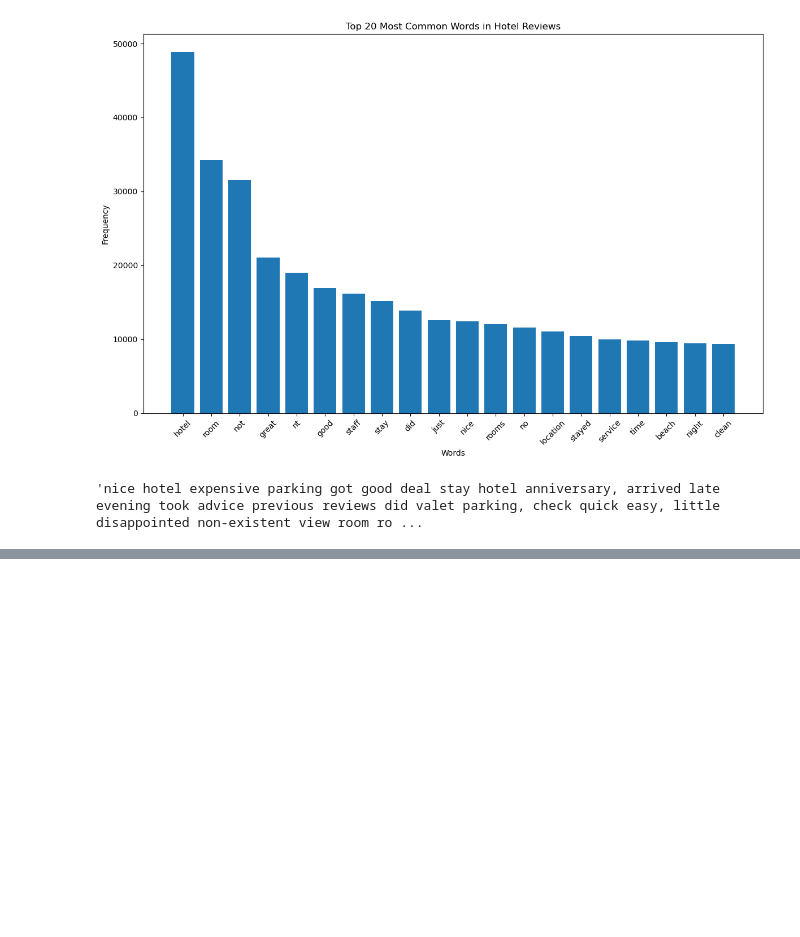
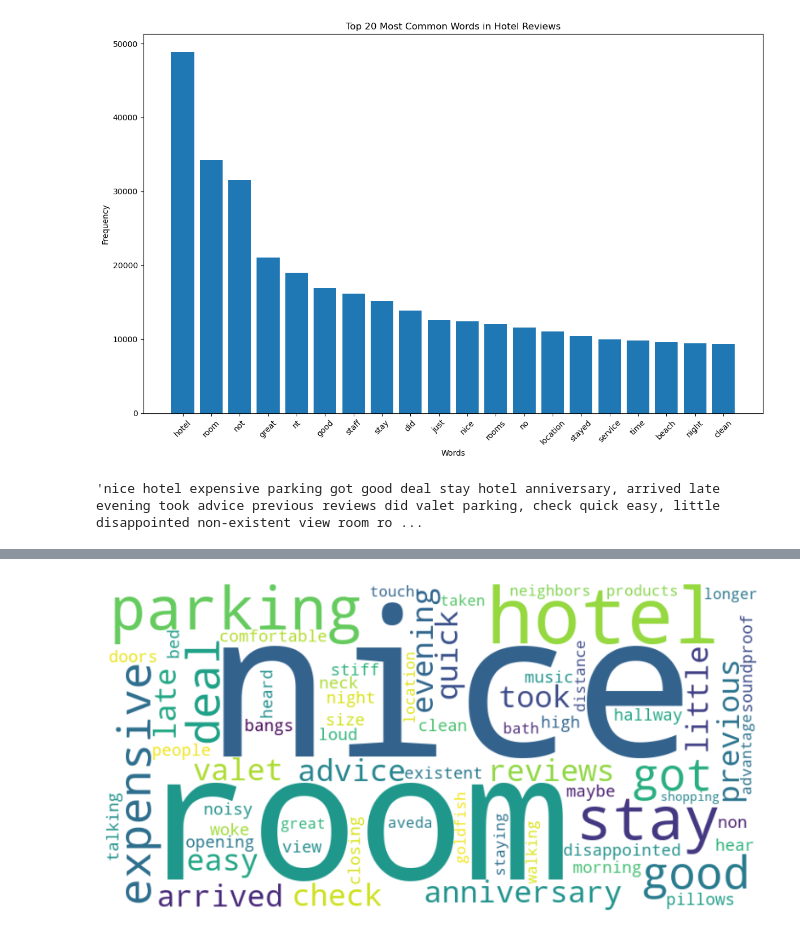
Before and after one commit to Pujayitadeb/Sentiment-Analysis, a Jupyter notebook: Sentiment_analysis.ipynb, the cells around one changed output, grey strips where cells are left out. Drawn from its saved outputs; the diff is of its cells as text; code cells hidden in the pictures; blank space fills up the shorter version.

```diff
--- a/Sentiment_analysis.ipynb
+++ b/Sentiment_analysis.ipynb
@@ -469,0 +721,87 @@ Confusion Matrix:
+# %%
+import pandas as pd
+import matplotlib.pyplot as plt
+import seaborn as sns
+from wordcloud import WordCloud, STOPWORDS
+from vaderSentiment.vaderSentiment import SentimentIntensityAnalyzer
+
+# Sample Data (for demonstration purposes)
+data = {
+    'review': [
+       "nice hotel expensive parking got good deal stay hotel anniversary",
+        "arrived late evening took advice previous reviews did valet parking",
+        "check quick easy, little disappointed non-existent view room room clean nice size",
+        "bed comfortable woke stiff neck high pillows",
+        "not soundproof like heard music room night morning loud bangs doors opening closing hear people talking hallway",
+        "maybe just noisy neighbors, aveda bath products nice",
+        "did not goldfish stay nice touch taken advantage staying longer",
+        "location great walking distance shopping."
+    ],
+    'date': pd.date_range(start="2023-01-01", periods=8, freq='D')
+}
+
+df = pd.DataFrame(data)
+
+# Initialize VADER sentiment analyzer
+analyzer = SentimentIntensityAnalyzer()
+
+# Analyze sentiment for each review
+df['sentiment_score'] = df['review'].apply(lambda x: analyzer.polarity_scores(x)['compound'])
+
+# Categorize sentiment based on compound score
+df['sentiment'] = df['sentiment_score'].apply(lambda x: 'positive' if x >= 0.05 else ('negative' if x <= -0.05 else 'neutral'))
+
+# Display the dataframe with sentiment
+print(df)
+
+# -------------------------
+# Step 6: Visualization
+# -------------------------
+
+# 1. Word Cloud
+def plot_wordcloud(text):
+    # Add STOPWORDS to remove common words like 'the', 'and', 'is', etc.
+    stopwords = set(STOPWORDS)
+    wordcloud = WordCloud(width=800, height=400, background_color='white', stopwords=stopwords).generate(text)
+    plt.figure(figsize=(10, 5))
+    plt.imshow(wordcloud, interpolation='bilinear')
+    plt.axis('off')
+    plt.show()
+
+# Combine all reviews into one text for word cloud
+combined_text = ' '.join(df['review'].values)
+plot_wordcloud(combined_text)
+
+# 2. Sentiment Histogram
+plt.figure(figsize=(8, 6))
+sns.histplot(df['sentiment'], discrete=True)
+plt.title('Sentiment Distribution')
+plt.show()
+
+# 3. Time-Series Plot
+plt.figure(figsize=(10, 6))
+sns.lineplot(x='date', y='sentiment_score', data=df, marker='o')
+plt.title('Sentiment Over Time')
+plt.xlabel('Date')
+plt.ylabel('Sentiment Score')
+plt.show()
+
+# -------------------------
+# Step 7: Result Interpretation and Insights Extraction
+# -------------------------
+
+# Insight 1: Count of Positive, Neutral, Negative Sentiments
+sentiment_counts = df['sentiment'].value_counts()
+print("Sentiment Distribution:\n", sentiment_counts)
+
+# Insight 2: Average Sentiment Score Over Time
+avg_sentiment_score = df.groupby('date')['sentiment_score'].mean()
+print("\nAverage Sentiment Score Over Time:\n", avg_sentiment_score)
+
+# Insight 3: Sentiment Trend
+positive_trend = df[df['sentiment'] == 'positive'].groupby('date').size()
+negative_trend = df[df['sentiment'] == 'negative'].groupby('date').size()
+
+print("\nPositive Sentiment Trend:\n", positive_trend)
+print("\nNegative Sentiment Trend:\n", negative_trend)
+# %% [output]
@@ -469,0 +827 @@ Confusion Matrix:
+[figure, added]
```
Also changed, not shown: parts of 17 cells of this notebook.
